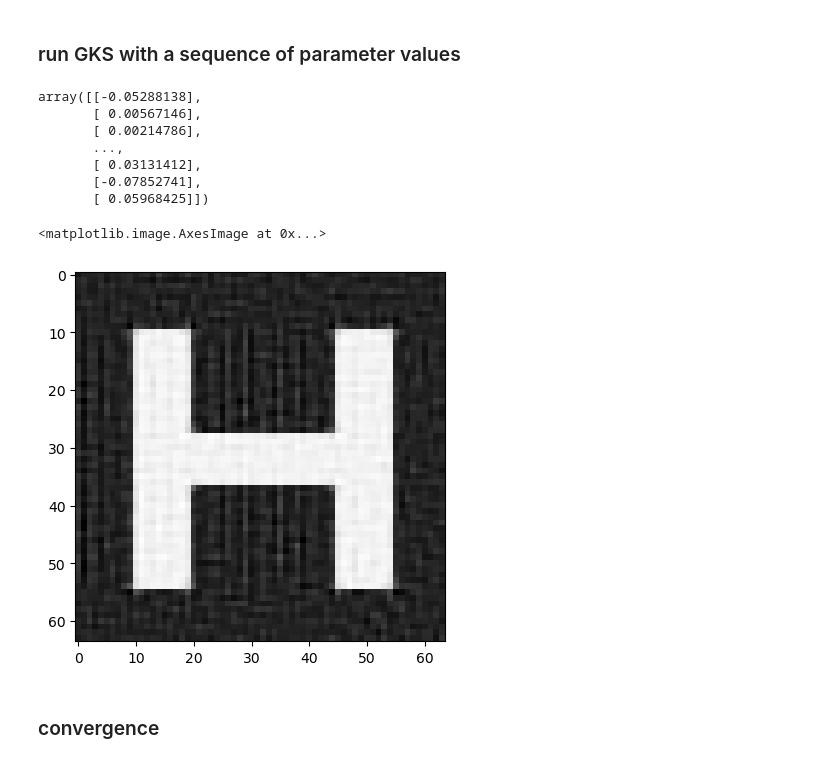
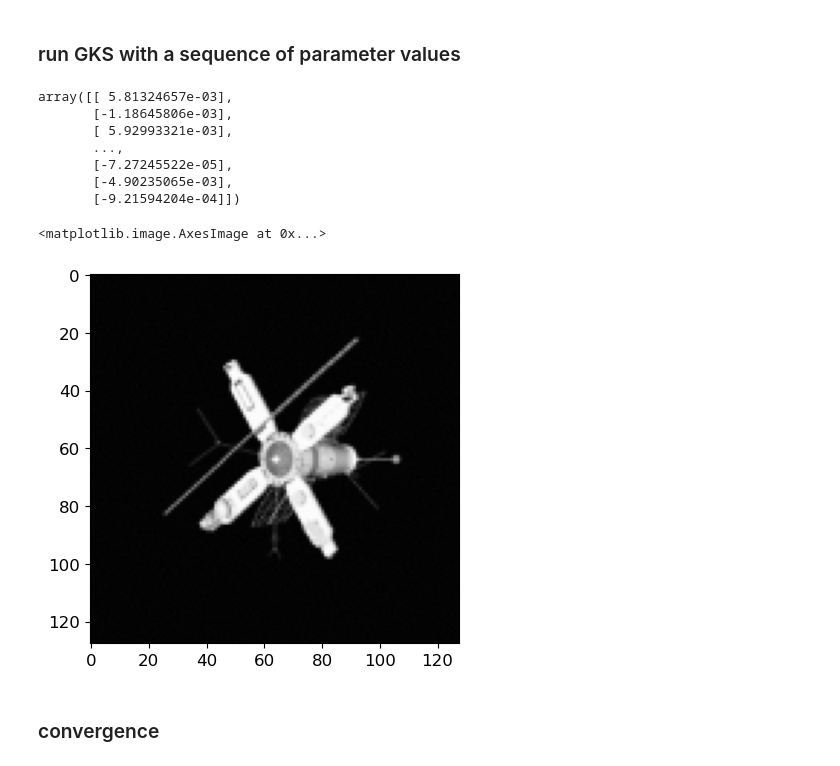
Before and after one commit to mpasha3/trips-py, a Jupyter notebook: test_GKSclass_satellite.ipynb, the cells around one changed output. Saved outputs shown, nothing was run; the diff lists cells and outputs as text; code cells hidden in the pictures.

```diff
--- a/test_GKSclass_satellite.ipynb
+++ b/test_GKSclass_satellite.ipynb
@@ -50,5 +67,5 @@ D2 = D @ D # second derivative operator
 # %%
-max_iters = 200
+max_iters = 30
 solver = GKSClass(projection_dim=3, regparam='gcv', dp_stop=False, tol=10**(-16))
-solver.run(blur_operator, b, D, iter = max_iters, x_true=x_true)
+solver.run(A, b_vec, D, iter = max_iters, x_true=x_true)
 # %% [output]
@@ -93,5 +110,5 @@ plt.scatter(range(len(solver.lambda_history)), solver.lambda_history, s=10)
 ### run GKS with DP
 # %%
 solver = GKSClass(projection_dim=3, regparam='dp', dp_stop=False, eta=1.01, delta=la.norm(e), tol=10**(-16))
-solver.run(blur_operator, b, D, iter=max_iters, x_true=x_true)
+solver.run(A, b_vec, D, iter=max_iters, x_true=x_true)
 # %% [output]
@@ -138,20 +155,20 @@ plt.scatter(range(len(solver.rre_history)), solver.rre_history, s=10)
 regvals = [0.01*(0.8**(x)) for x in range(0,max_iters)]
 # %%
 solver = GKSClass(projection_dim=3, regparam=regvals, dp_stop=False, tol=10**(-16))
-solver.run(blur_operator, b, D, iter=max_iters, x_true=x_true)
+solver.run(A, b_vec, D, iter=max_iters, x_true=x_true)
 # %% [output]
-array([[-0.05288138],
-       [ 0.00567146],
-       [ 0.00214786],
+array([[ 5.81324657e-03],
+       [-1.18645806e-03],
+       [ 5.92993321e-03],
        ...,
-       [ 0.03131412],
-       [-0.07852741],
-       [ 0.05968425]])
+       [-7.27245522e-05],
+       [-4.90235065e-03],
+       [-9.21594204e-04]])
 # %%
-plt.imshow(solver.x.reshape(64,64), cmap='Greys_r')
+plt.imshow(solver.x.reshape(imagesize_x,imagesize_y), cmap='Greys_r')
 # %% [output]
 <matplotlib.image.AxesImage at 0x...>
-[figure, old version]
+[figure, new version]
 # %% [markdown]
 ### convergence
 # %%
```
Also changed, not shown: parts of 24 cells of this notebook, 1 other file.
